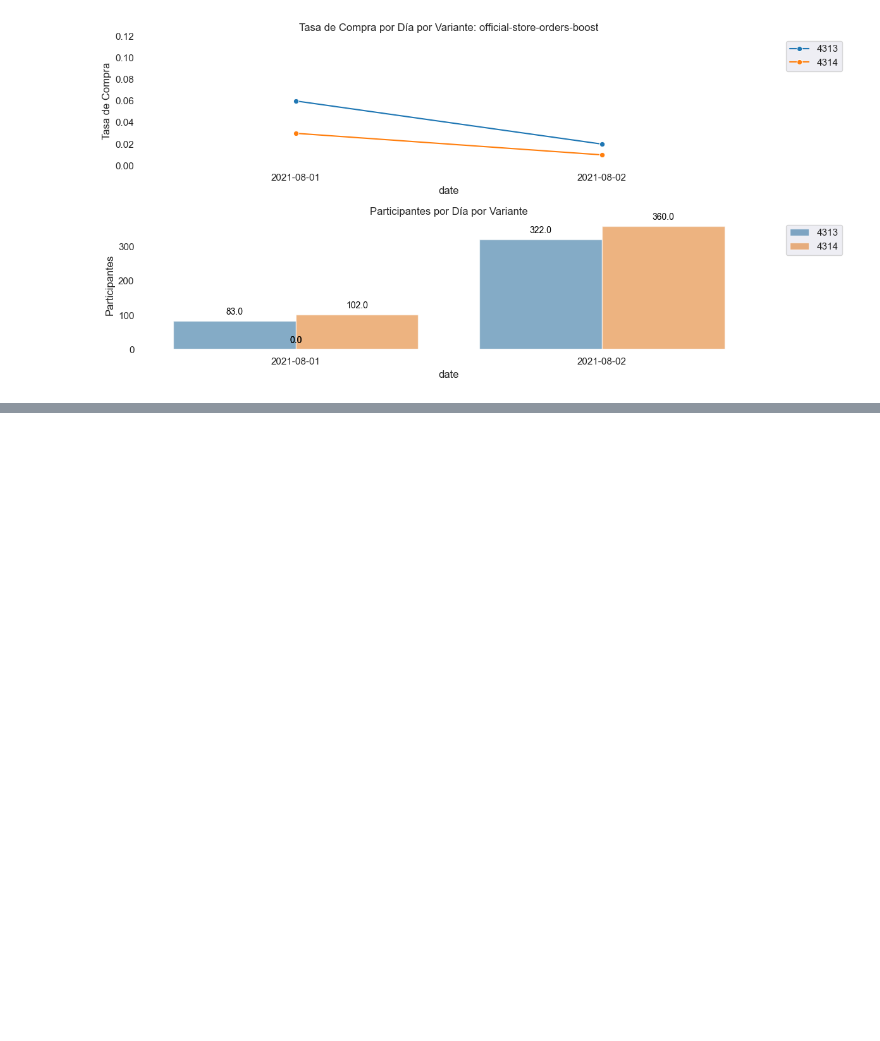
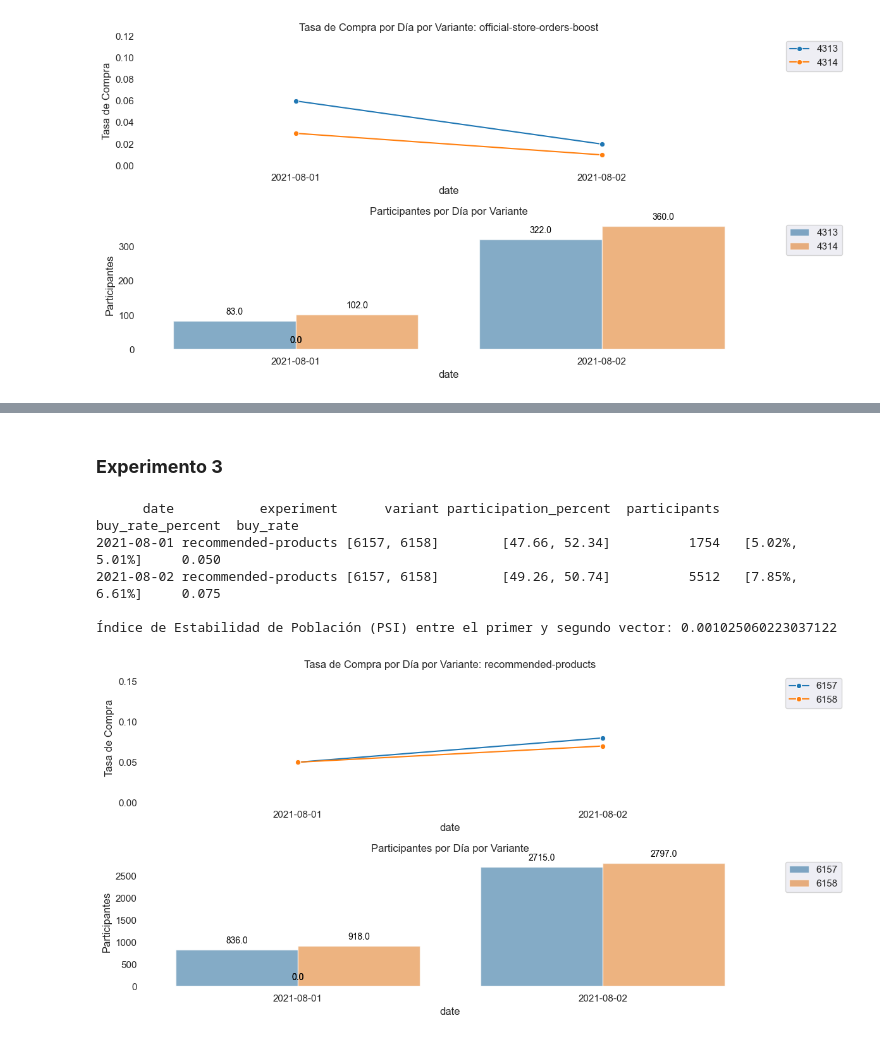
Before and after one commit to jmpaiba123/AB_Testing_Meli, a Jupyter notebook: jupyter_notebooks/02_Validaciones_datos.ipynb, the cells around one changed output, grey strips where cells are left out. Cells and saved outputs as stored; diff of their text form; code cells hidden in the pictures; blank space fills up the shorter version.

```diff
--- a/jupyter_notebooks/02_Validaciones_datos.ipynb
+++ b/jupyter_notebooks/02_Validaciones_datos.ipynb
@@ -407,0 +416,11 @@ df_grouped_experiments_03.sort_values(by='experiment')
+# %% [markdown]
+### **Experimento 3**
+# %%
+analyzer.analisis_experimento('recommended-products')
+# %% [output]
+      date           experiment      variant participation_percent  participants buy_rate_percent  buy_rate
+2021-08-01 recommended-products [6157, 6158]        [47.66, 52.34]          1754   [5.02%, 5.01%]     0.050
+2021-08-02 recommended-products [6157, 6158]        [49.26, 50.74]          5512   [7.85%, 6.61%]     0.075
+
+Índice de Estabilidad de Población (PSI) entre el primer y segundo vector: 0.001025060223037122
+[figure, added]
```
Also changed, not shown: parts of 15 cells of this notebook, 1 other file.
